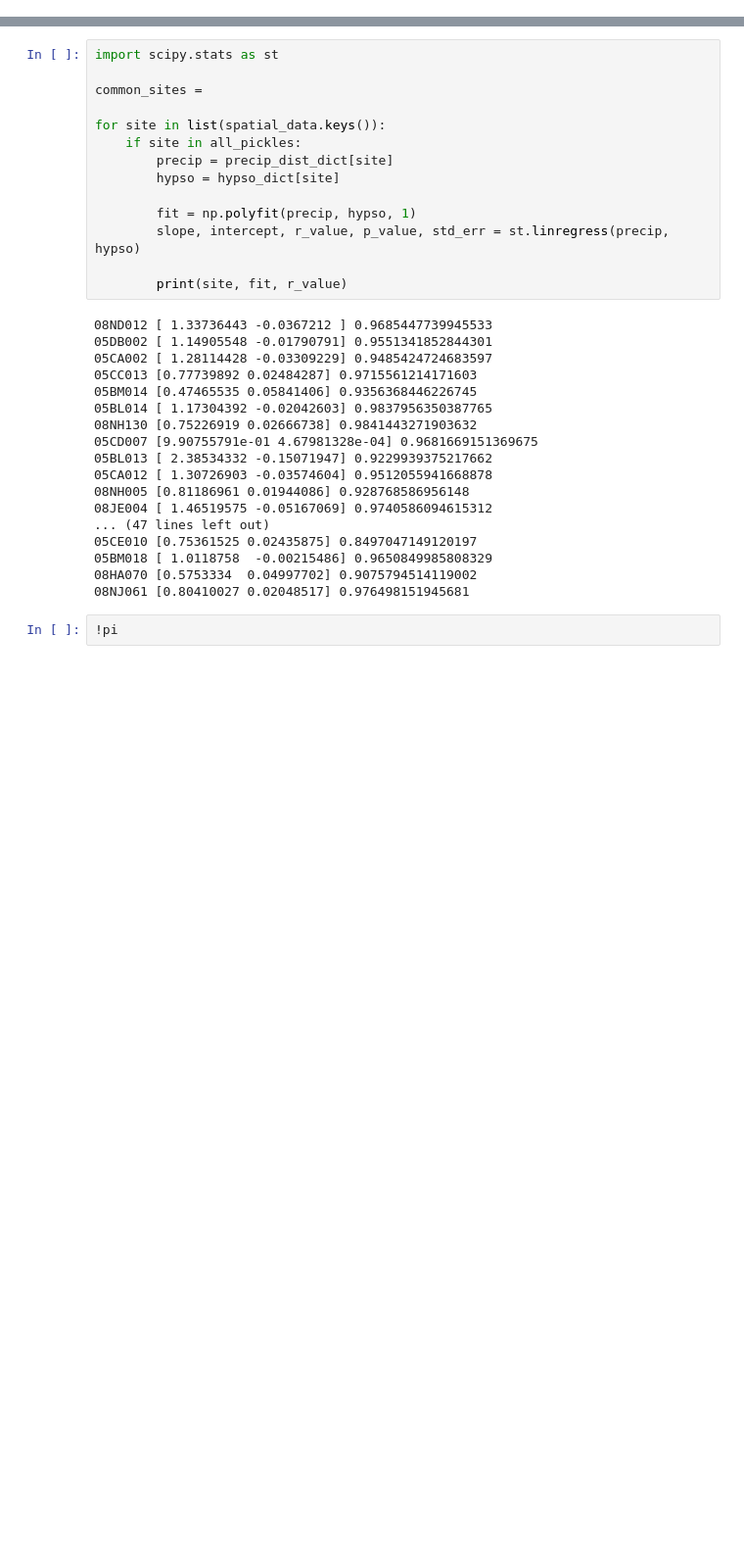
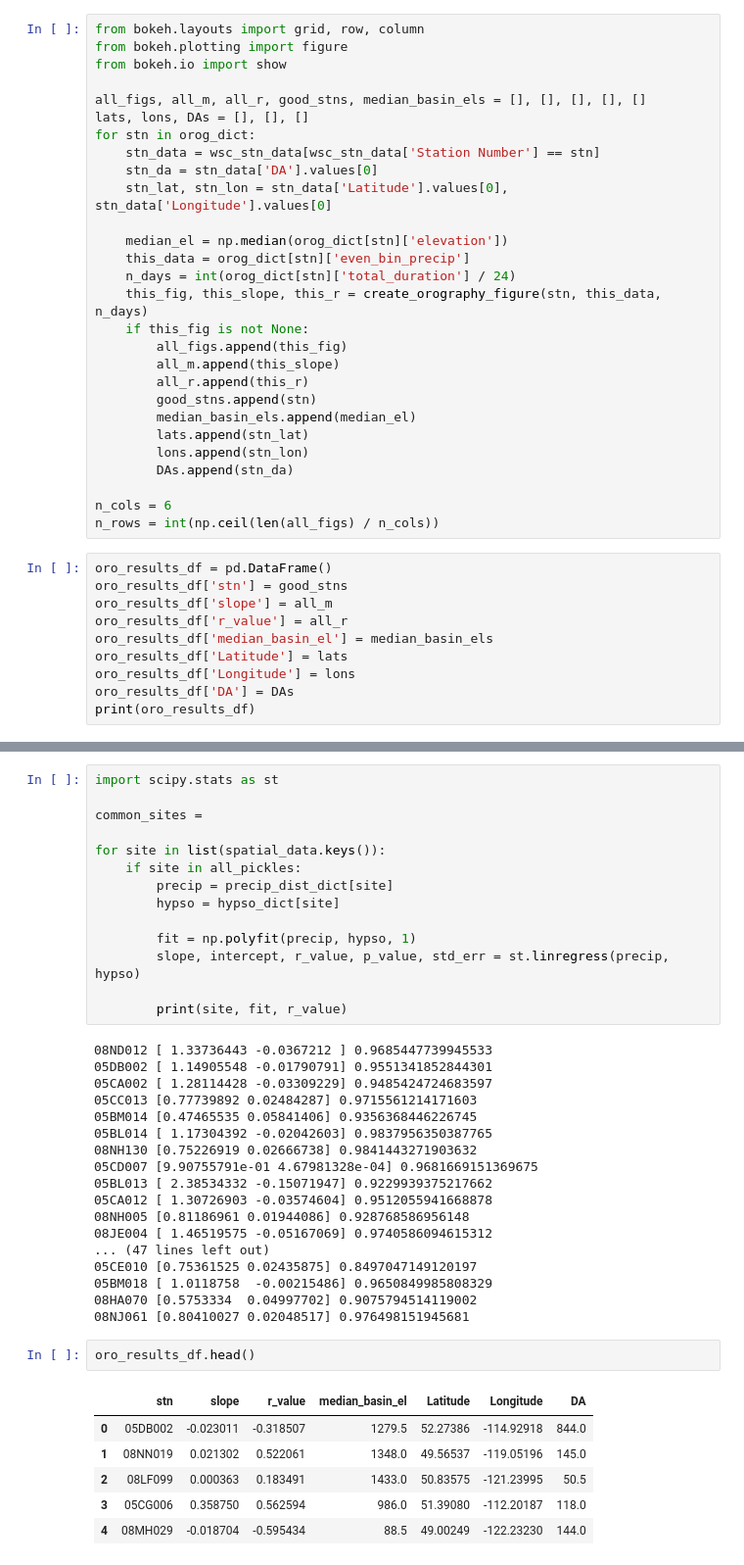
Before and after one commit to dankovacek/precip_radar, a Jupyter notebook: Spatial_Analysis.ipynb, the cells around one changed output, grey strips where cells are left out. Shown at 98% size. Cells and saved outputs as stored; diff of their text form; blank space fills up the shorter version.

```diff
--- a/Spatial_Analysis.ipynb
+++ b/Spatial_Analysis.ipynb
@@ -206,0 +310,38 @@ plt.show(p)
+# %%
+from bokeh.layouts import grid, row, column
+from bokeh.plotting import figure
+from bokeh.io import show
+
+all_figs, all_m, all_r, good_stns, median_basin_els = [], [], [], [], []
+lats, lons, DAs = [], [], []
+for stn in orog_dict:
+    stn_data = wsc_stn_data[wsc_stn_data['Station Number'] == stn]
+    stn_da = stn_data['DA'].values[0]
+    stn_lat, stn_lon = stn_data['Latitude'].values[0], stn_data['Longitude'].values[0]
+
+    median_el = np.median(orog_dict[stn]['elevation'])
+    this_data = orog_dict[stn]['even_bin_precip']
+    n_days = int(orog_dict[stn]['total_duration'] / 24)
+    this_fig, this_slope, this_r = create_orography_figure(stn, this_data, n_days)
+    if this_fig is not None:
+        all_figs.append(this_fig)
+        all_m.append(this_slope)
+        all_r.append(this_r)
+        good_stns.append(stn)
+        median_basin_els.append(median_el)
+        lats.append(stn_lat)
+        lons.append(stn_lon)
+        DAs.append(stn_da)
+
+n_cols = 6
+n_rows = int(np.ceil(len(all_figs) / n_cols))
+# %%
+oro_results_df = pd.DataFrame()
+oro_results_df['stn'] = good_stns
+oro_results_df['slope'] = all_m
+oro_results_df['r_value'] = all_r
+oro_results_df['median_basin_el'] = median_basin_els
+oro_results_df['Latitude'] = lats
+oro_results_df['Longitude'] = lons
+oro_results_df['DA'] = DAs
+print(oro_results_df)
@@ -545,5 +728,12 @@ for site in list(spatial_data.keys()):
 05BM018 [ 1.0118758  -0.00215486] 0.9650849985808329
 08HA070 [0.5753334  0.04997702] 0.9075794514119002
 08NJ061 [0.80410027 0.02048517] 0.976498151945681
-# %%
-!pi
+# %%
+oro_results_df.head()
+# %% [output]
+|  | stn | slope | r_value | median_basin_el | Latitude | Longitude | DA |
+| 0 | 05DB002 | -0.023011 | -0.318507 | 1279.5 | 52.27386 | -114.92918 | 844.0 |
+| 1 | 08NN019 | 0.021302 | 0.522061 | 1348.0 | 49.56537 | -119.05196 | 145.0 |
+| 2 | 08LF099 | 0.000363 | 0.183491 | 1433.0 | 50.83575 | -121.23995 | 50.5 |
+| 3 | 05CG006 | 0.358750 | 0.562594 | 986.0 | 51.39080 | -112.20187 | 118.0 |
+| 4 | 08MH029 | -0.018704 | -0.595434 | 88.5 | 49.00249 | -122.23230 | 144.0 |
```
Also changed, not shown: parts of 25 cells of this notebook, 14 other files.
